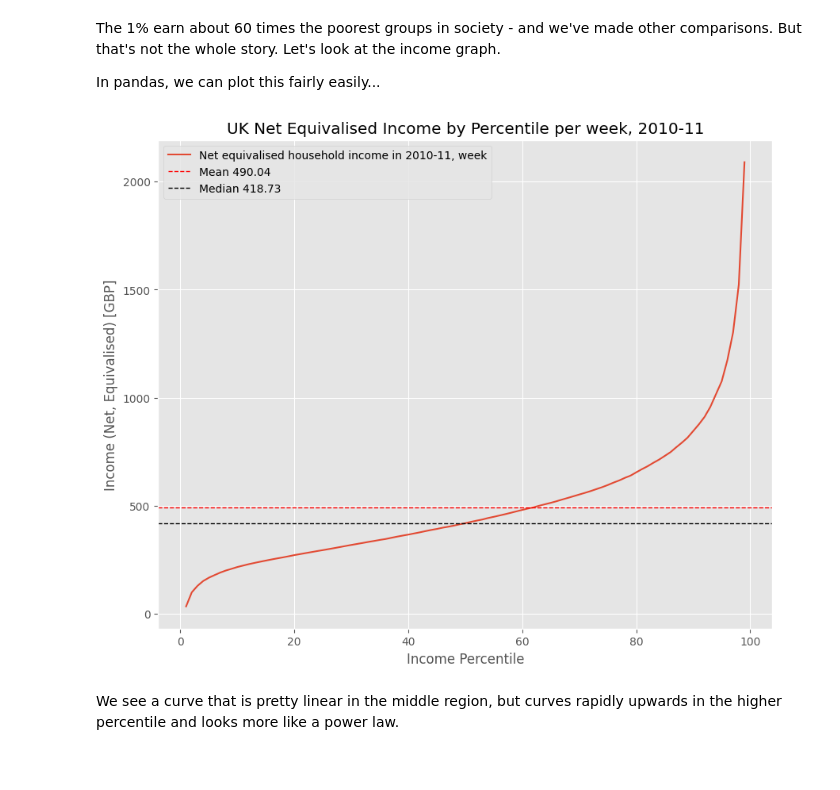
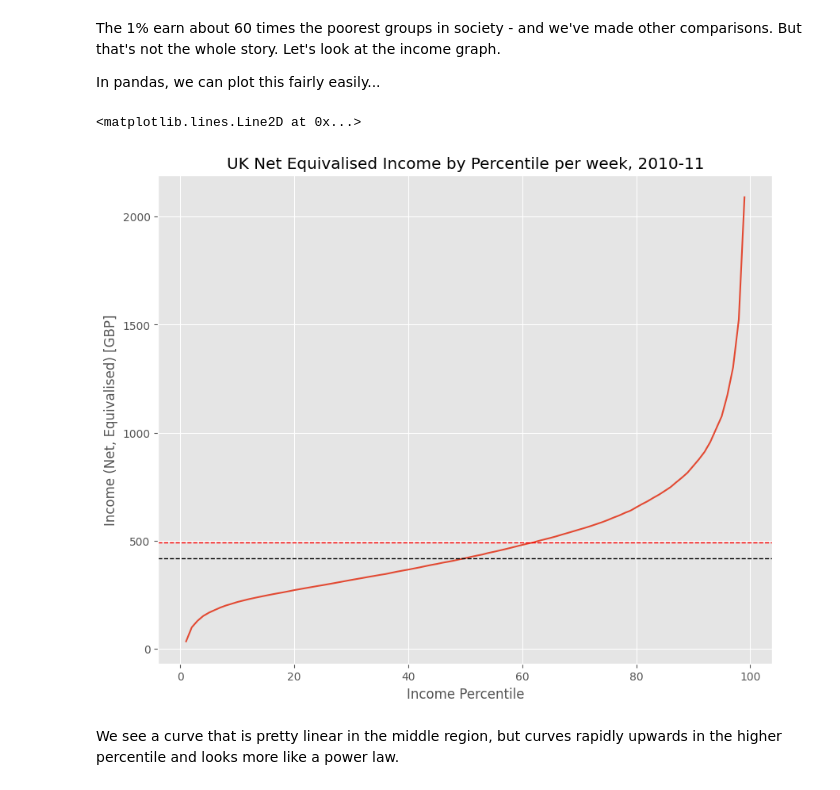
Before and after one commit to marialevina1/QM2, a Jupyter notebook: notebooks/W02. Pandas.ipynb, the cells around one changed output. Cells and saved outputs as stored; diff of their text form; code cells hidden in the pictures.

```diff
--- a/notebooks/W02. Pandas.ipynb
+++ b/notebooks/W02. Pandas.ipynb
@@ -205,24 +207,16 @@ In pandas, we can plot this fairly easily...
 # %%
 income['Net equivalised household income in 2010-11, week'].plot()
 plt.title('UK Net Equivalised Income by Percentile per week, 2010-11')
 plt.xlabel('Income Percentile')
 plt.ylabel('Income (Net, Equivalised) [GBP]')
 
-# Calculate the mean and median from the specific column
 mean_income = income['Net equivalised household income in 2010-11, week'].mean()
 median_income = income['Net equivalised household income in 2010-11, week'].median()
-
-# Add vertical lines for mean and median, along with labels
 plt.axhline(mean_income, color='red', linestyle='dashed', linewidth=1, label=f'Mean {round(mean_income, 2)}')
 plt.axhline(median_income, color='black', linestyle='dashed', linewidth=1, label=f'Median {round(median_income, 2)}')
-
-# Add a legend to indicate the meaning of the lines
-plt.legend()
-
-# Show the plot
-plt.show()
 # %% [output]
+<matplotlib.lines.Line2D at 0x...>
-[figure, old version]
+[figure, new version]
 # %% [markdown]
 We see a curve that is pretty linear in the middle region, but curves rapidly upwards in the higher percentile and looks more like a power law.
 # %% [markdown]
```
Also changed, not shown: parts of 18 cells of this notebook.
